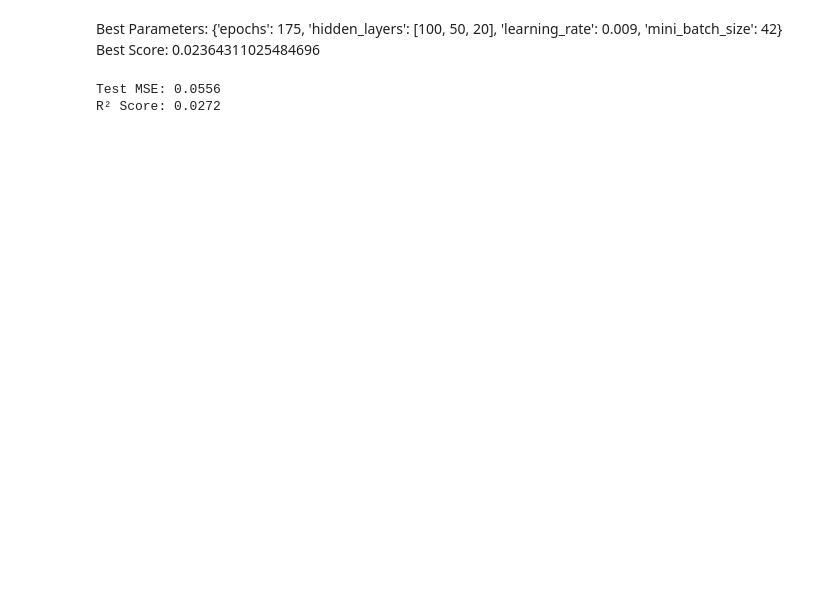
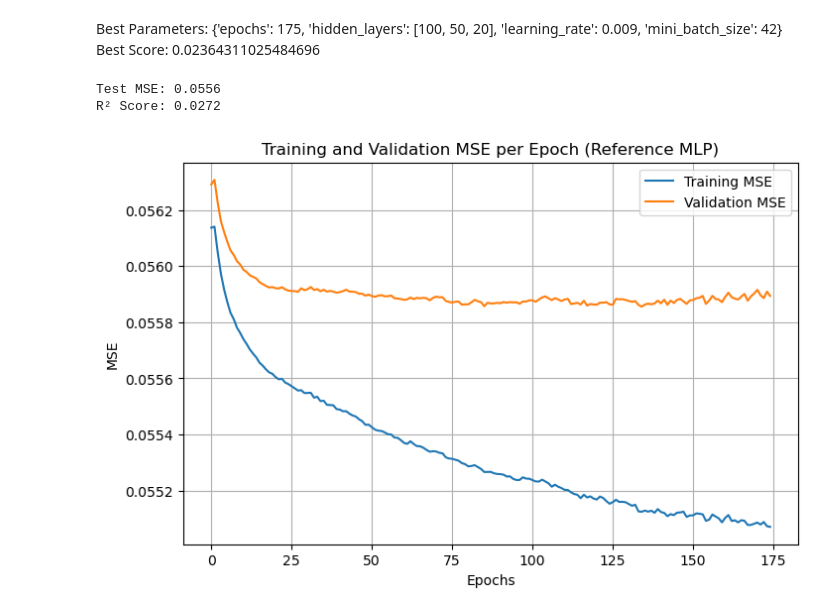
Before and after one commit to Simon-Simonsen/ML-project, a Jupyter notebook: M2_ref.ipynb, the cells around one changed output. Saved outputs shown, nothing was run; the diff lists cells and outputs as text; code cells hidden in the pictures; blank space fills up the shorter version.

```diff
--- a/M2_ref.ipynb
+++ b/M2_ref.ipynb
@@ -48,3 +48,46 @@ print(f"R² Score: {r2:.4f}")
 # %% [output]
 Test MSE: 0.0556
 R² Score: 0.0272
+# %%
+from sklearn.neural_network import MLPRegressor
+from sklearn.preprocessing import StandardScaler
+from sklearn.pipeline import make_pipeline
+from sklearn.metrics import mean_squared_error
+import matplotlib.pyplot as plt
+
+train_mse = []
+val_mse = []
+
+mlp = MLPRegressor(
+    hidden_layer_sizes=(100, 50, 20),
+    activation='relu',
+    solver='sgd',
+    learning_rate_init=0.009,
+    batch_size=42,
+    max_iter=1,              # one epoch at a time
+    warm_start=True,         # keep weights
+    random_state=42
+)
+
+model = make_pipeline(StandardScaler(), mlp)
+
+for epoch in range(175):
+    model.fit(X_train, y_train)
+
+    y_train_pred = model.predict(X_train)
+    y_val_pred = model.predict(X_test)
+
+    train_mse.append(mean_squared_error(y_train, y_train_pred))
+    val_mse.append(mean_squared_error(y_test, y_val_pred))
+# %%
+plt.figure(figsize=(8,5))
+plt.plot(train_mse, label='Training MSE')
+plt.plot(val_mse, label='Validation MSE')
+plt.xlabel('Epochs')
+plt.ylabel('MSE')
+plt.title('Training and Validation MSE per Epoch (Reference MLP)')
+plt.legend()
+plt.grid(True)
+plt.show()
+# %% [output]
+[figure, added]
```
Also changed, not shown: 1 other file.
